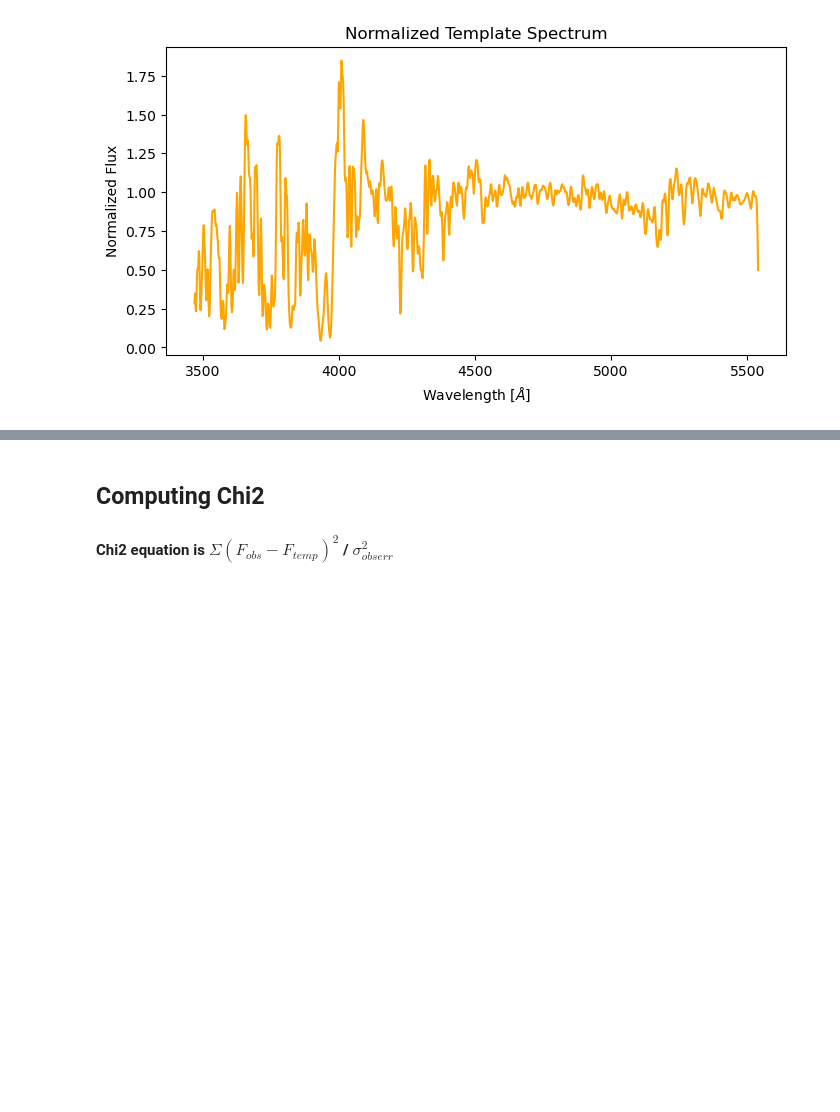
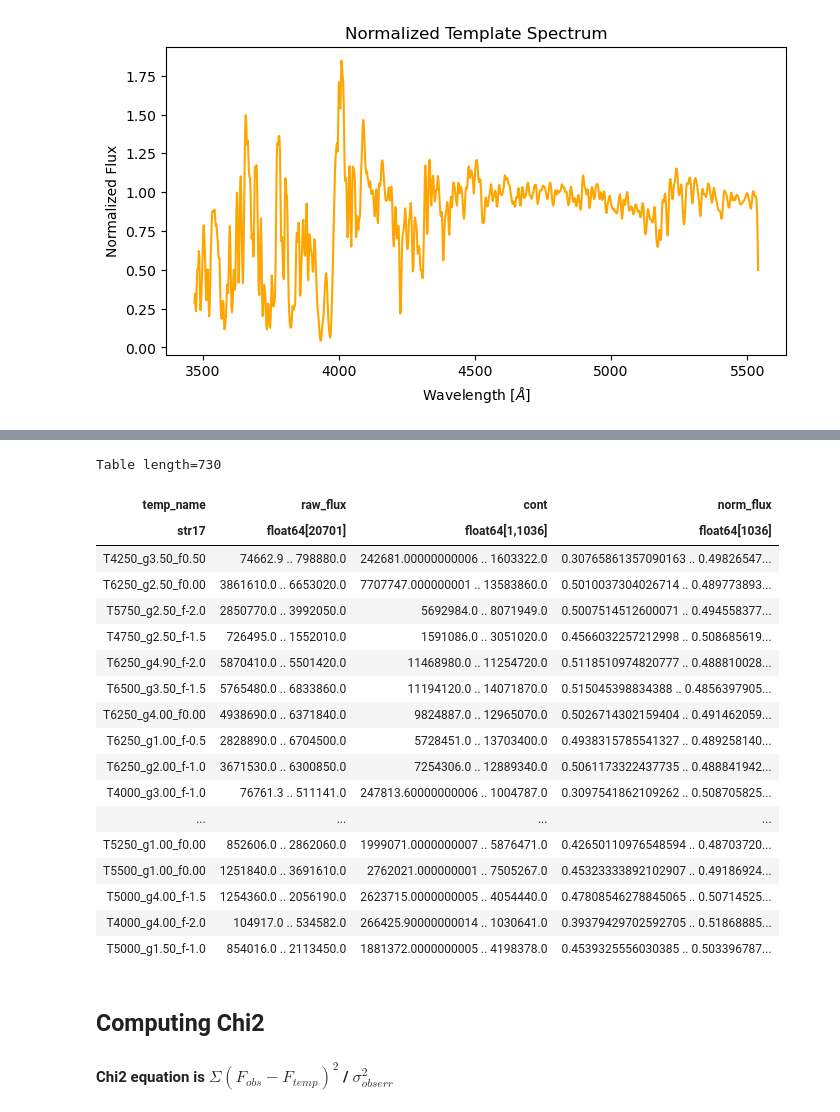
Before and after one commit to Galactic-Archaeology-Lab/het_cannon_projects, a Jupyter notebook: zoe/hetvips_stars.ipynb, the cells around one changed output, grey strips where cells are left out. Drawn from its saved outputs; the diff is of its cells as text; code cells hidden in the pictures; blank space fills up the shorter version.

```diff
--- a/zoe/hetvips_stars.ipynb
+++ b/zoe/hetvips_stars.ipynb
@@ -277,0 +318,25 @@ Text(0, 0.5, 'Normalized Flux')
+# %%
+# doing for all template spectra
+temp_names = []
+raw_fluxes = []
+continua = []
+norm_fluxes = []
+
+for i in range(len(filenames)):
+
+    # naming the templates
+    temp_name = filenames[i][10:27]
+    temp_names.append(temp_name)
+
+    # saving the raw fluxes to an array
+    template = Table.read(filenames[i],format='ascii',names=['wave','flux_n','flux_u'])
+    raw_fluxes.append(template['flux_u'])
+
+    # interpolating and normalizing
+    x = wave_arr
+    xp = np.arange(len(template))
+    fp = template['flux_u']
+    interp_temp = np.interp(x,template['wave'],template['flux_u'])
+    cont_temp, norm_temp = normalization(interp_temp,95)
+    continua.append([cont_temp])
+    norm_fluxes.append(norm_temp)
@@ -278,3 +345,25 @@ Text(0, 0.5, 'Normalized Flux')
+# %%
+temp_table
+# %% [output]
+Table length=730
+| temp_name | raw_flux | cont | norm_flux |
+| str17 | float64[20701] | float64[1,1036] | float64[1036] |
+| T4250_g3.50_f0.50 | 74662.9 .. 798880.0 | 242681.00000000006 .. 1603322.0 | 0.30765861357090163 .. 0.49826547... |
+| T6250_g2.50_f0.00 | 3861610.0 .. 6653020.0 | 7707747.000000001 .. 13583860.0 | 0.5010037304026714 .. 0.489773893... |
+| T5750_g2.50_f-2.0 | 2850770.0 .. 3992050.0 | 5692984.0 .. 8071949.0 | 0.5007514512600071 .. 0.494558377... |
+| T4750_g2.50_f-1.5 | 726495.0 .. 1552010.0 | 1591086.0 .. 3051020.0 | 0.4566032257212998 .. 0.508685619... |
+| T6250_g4.90_f-2.0 | 5870410.0 .. 5501420.0 | 11468980.0 .. 11254720.0 | 0.5118510974820777 .. 0.488810028... |
+| T6500_g3.50_f-1.5 | 5765480.0 .. 6833860.0 | 11194120.0 .. 14071870.0 | 0.515045398834388 .. 0.4856397905... |
+| T6250_g4.00_f0.00 | 4938690.0 .. 6371840.0 | 9824887.0 .. 12965070.0 | 0.5026714302159404 .. 0.491462059... |
+| T6250_g1.00_f-0.5 | 2828890.0 .. 6704500.0 | 5728451.0 .. 13703400.0 | 0.4938315785541327 .. 0.489258140... |
+| T6250_g2.00_f-1.0 | 3671530.0 .. 6300850.0 | 7254306.0 .. 12889340.0 | 0.5061173322437735 .. 0.488841942... |
+| T4000_g3.00_f-1.0 | 76761.3 .. 511141.0 | 247813.60000000006 .. 1004787.0 | 0.3097541862109262 .. 0.508705825... |
+| ... | ... | ... | ... |
+| T5250_g1.00_f0.00 | 852606.0 .. 2862060.0 | 1999071.0000000007 .. 5876471.0 | 0.42650110976548594 .. 0.48703720... |
+| T5500_g1.00_f0.00 | 1251840.0 .. 3691610.0 | 2762021.000000001 .. 7505267.0 | 0.45323333892102907 .. 0.49186924... |
+| T5000_g4.00_f-1.5 | 1254360.0 .. 2056190.0 | 2623715.0000000005 .. 4054440.0 | 0.47808546278845065 .. 0.50714525... |
+| T4000_g4.00_f-2.0 | 104917.0 .. 534582.0 | 266425.90000000014 .. 1030641.0 | 0.39379429702592705 .. 0.51868885... |
+| T5000_g1.50_f-1.0 | 854016.0 .. 2113450.0 | 1881372.0000000005 .. 4198378.0 | 0.4539325556030385 .. 0.503396787... |
 # %% [markdown]
 ## Computing Chi2
 #### Chi2 equation is $\Sigma(F_{obs} - F_{temp})^2$ / $\sigma_{obs err}^2$
```
Also changed, not shown: parts of 14 cells of this notebook.
